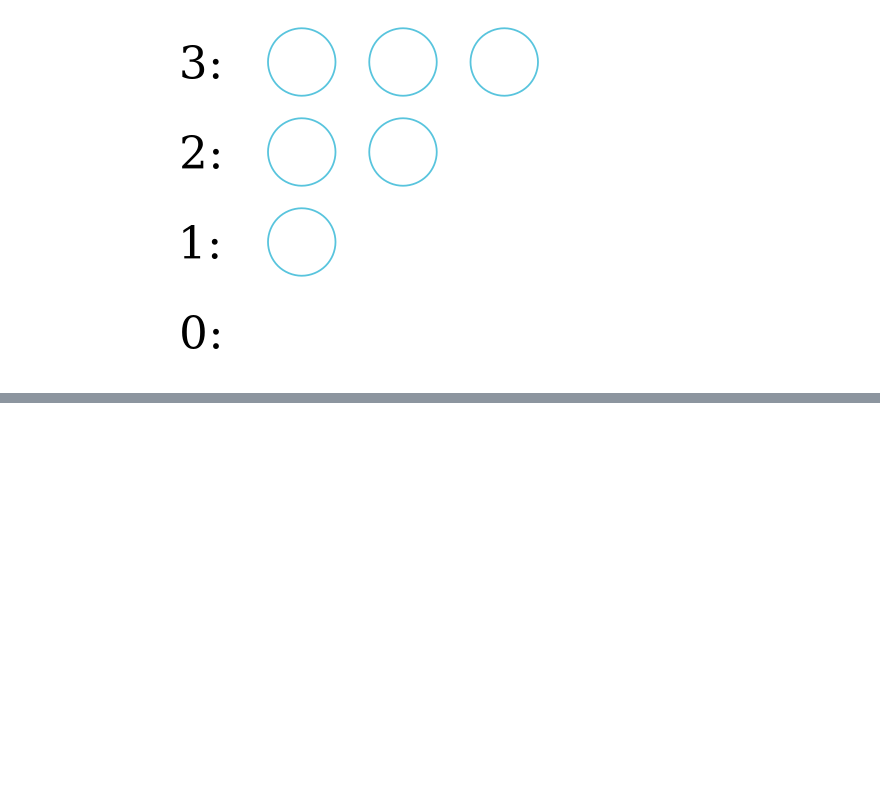
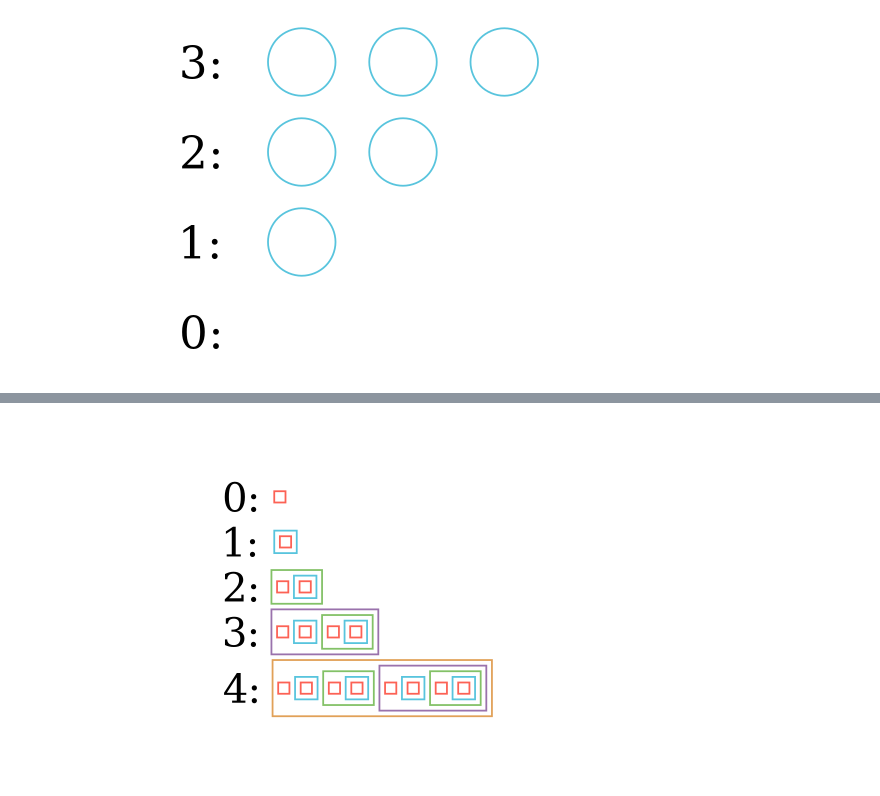
Before and after one commit to PhotonicGluon/NZQRC-Book, a Jupyter notebook: code/image_generation/part-1.ipynb, the cells around one changed output, grey strips where cells are left out. Drawn from its saved outputs; the diff is of its cells as text; code cells hidden in the pictures; blank space fills up the shorter version.

Commit message:
Create `successor.png`

```diff
--- a/code/image_generation/part-1.ipynb
+++ b/code/image_generation/part-1.ipynb
@@ -120,0 +125,83 @@ Manim Community v0.18.1
+# %%
+%%manim --output_file 1_constructing-numbers_successor.png SuccessorDiagram
+
+FONT_SIZE = 64
+
+ZERO_BOX_WIDTH = 0.25
+
+BUFF = 0.125
+COLOURS = [RED, BLUE, GREEN, PURPLE, GOLD_D, TEAL_C]
+
+def generate_set(scene: Scene, n: int, is_last: bool = True) -> Mobject:
+    if n == 0:
+        return Square(side_length=ZERO_BOX_WIDTH, color=COLOURS[0])
+
+    sets = []
+    for i in range(n):
+        sets.append(generate_set(scene, i, is_last=False))
+
+    sets_group = VGroup(*sets)
+    current_shift = BUFF
+    for s in sets:
+        s.shift(current_shift * RIGHT)
+        current_shift += s.width + BUFF
+
+    surround = SurroundingRectangle(sets_group, buff=BUFF, color=COLOURS[n%len(COLOURS)])
+    scene.add(sets_group)
+
+    the_set = VGroup(sets_group, surround)
+
+    if is_last:
+        the_set = the_set.center()
+    return the_set
+
+
+class SuccessorDiagram(Scene):
+    def construct(self):
+        # Zero
+        zero_label = Text("0:", font_size=FONT_SIZE, color=BLACK)
+        zero_set = generate_set(self, 0).shift(0.875*RIGHT)
+
+        zero_group = Group(zero_label, zero_set)
+        zero_group.shift(3.5*LEFT)  # To align the label correctly
+        zero_group.shift(UP*2)
+
+        # One
+        one_label = Text("1:", font_size=FONT_SIZE, color=BLACK)
+        one_set = generate_set(self, 1).shift(RIGHT)
+
+        one_group = Group(one_label, one_set)
+        one_group.shift(3.5*LEFT)  # To align the label correctly
+        one_group.shift(UP*1)
+
+        # Two
+        two_label = Text("2:", font_size=FONT_SIZE, color=BLACK)
+        two_set = generate_set(self, 2).shift(1.25*RIGHT)
+
+        two_group = Group(two_label, two_set)
+        two_group.shift(3.5*LEFT)  # To align the label correctly
+        two_group
+
+        # Three
+        three_label = Text("3:", font_size=FONT_SIZE, color=BLACK)
+        three_set = generate_set(self, 3).shift(1.875*RIGHT)
+
+        three_group = Group(three_label, three_set)
+        three_group.shift(3.5*LEFT)  # To align the label correctly
+        three_group.shift(DOWN*1)
+
+        # Four
+        four_label = Text("4:", font_size=FONT_SIZE, color=BLACK)
+        four_set = generate_set(self, 4).shift(3.15*RIGHT)
+
+        four_group = Group(four_label, four_set)
+        four_group.shift(3.5*LEFT)  # To align the label correctly
+        four_group.shift(DOWN*2.25)
+
+        # Add all
+        all_groups = Group(
+            zero_group, one_group, two_group, three_group, four_group
+        )
+        all_groups.center()
+        self.add(all_groups)
+# %% [output]
@@ -120,0 +209 @@ Manim Community v0.18.1
+[figure, added]
```
Also changed, not shown: parts of 4 cells of this notebook, 1 other file.
